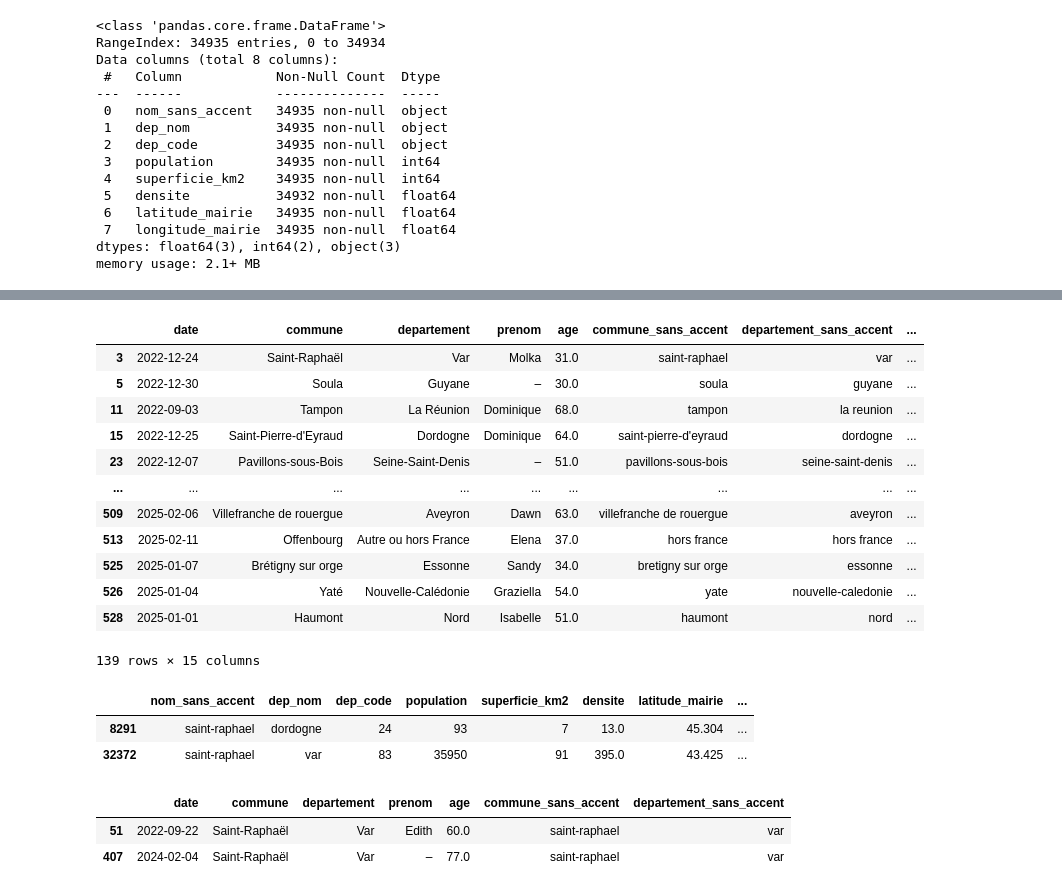
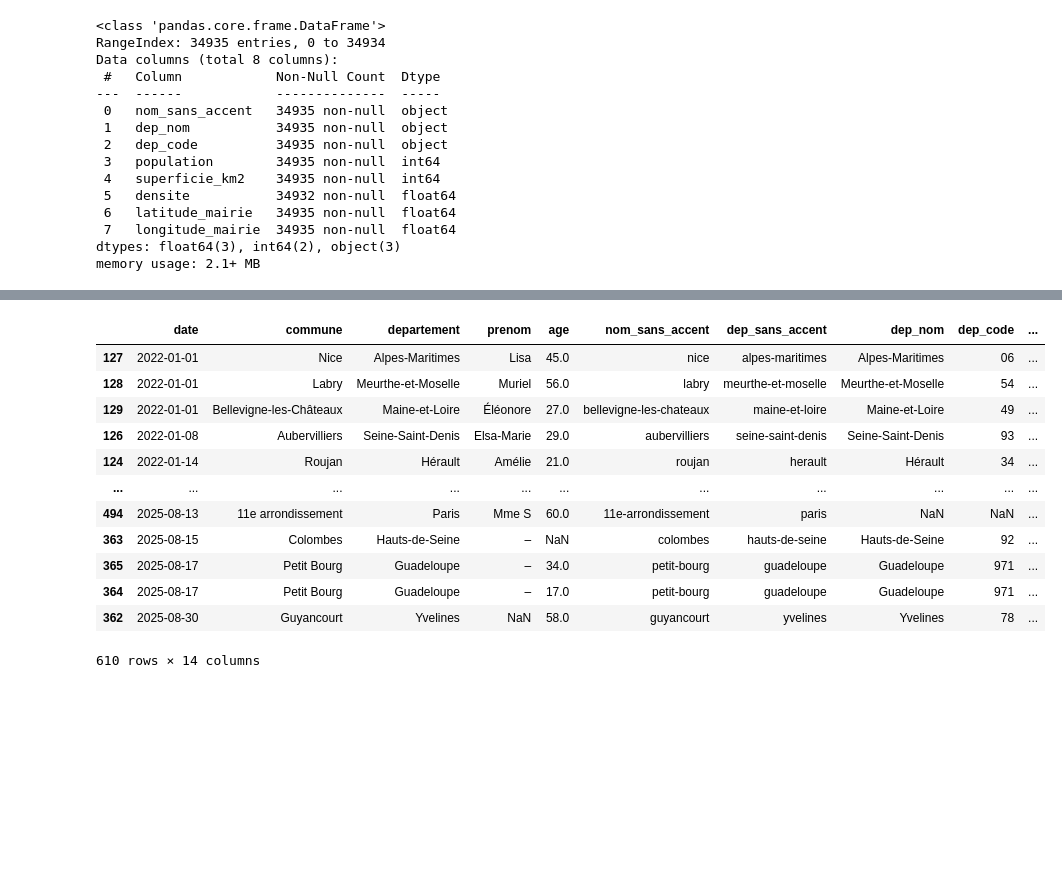
Before and after one commit to Guillaume-BR/feminicide, a Jupyter notebook: notebooks/explore.ipynb, the cells around one changed output, grey strips where cells are left out. Saved outputs shown, nothing was run; the diff lists cells and outputs as text; code cells hidden in the pictures; blank space fills up the shorter version.

```diff
--- a/notebooks/explore.ipynb
+++ b/notebooks/explore.ipynb
@@ -261,0 +306,3 @@ df_merged['age'] = df_merged['age'].astype('Int64')
+# %%
+idx_non_nan = df_merged_nan[~df_merged_nan['latitude'].isna()].index
+df_merged_sans_nan = pd.concat([df_merged_sans_nan, df_merged_nan.loc[idx_non_nan]], ignore_index=True)
@@ -270,0 +347,3 @@ df_merged.head()
+# %%
+df_merged_nan = df_merged_nan[df_merged_nan['latitude'].isna()]
+df_merged_nan
@@ -270,0 +357,14 @@ df_merged.head()
+# %%
+#correction manuelle des noms de communes_sans_accent mal orthographiés
+df_merged_nan.loc[(df_merged_nan['nom_sans_accent']=='amneville-les-thermes'),'nom_sans_accent'] = 'amneville'
+df_merged_nan.loc[(df_merged_nan['nom_sans_accent']=='sainte-maure-de-peyrac'),'nom_sans_accent'] = 'sainte-maure-de-peyriac'
+df_merged_nan.loc[(df_merged_nan['nom_sans_accent']=='equilivaz/la-salle'),'nom_sans_accent'] = 'la-salle-italia'
+df_merged_nan.loc[(df_merged_nan['nom_sans_accent']=='boucaya'),'nom_sans_accent'] = 'bacouya'
+df_merged_nan.loc[(df_merged_nan['nom_sans_accent']=='coulange-les-nevers'),'nom_sans_accent'] = 'coulanges-les-nevers'
+
+#corection des communes mal orthographiées
+df_merged_nan.loc[(df_merged_nan['commune']=='Amnéville-les-Thermes'),'commune'] = 'Amnéville'
+df_merged_nan.loc[(df_merged_nan['commune']=='Sainte-Maure-de-Peyrac'),'commune'] = 'Sainte-Maure-de-Peyriac'
+df_merged_nan.loc[(df_merged_nan['commune']=='Equilivaz/La Salle'),'commune'] = 'La Salle-Italia'
+df_merged_nan.loc[(df_merged_nan['commune']=='Boucaya'),'commune'] = 'Bacouya'
+df_merged_nan.loc[(df_merged_nan['commune']=='Coulange-lès-Nevers'),'commune'] = 'Coulanges-lès-Nevers'
@@ -271 +404,20 @@ df_merged.head()
+# %%
+df_merged_sans_nan = pd.concat([df_merged_sans_nan,df_merged_nan], ignore_index=True)
+df_merged_sans_nan.sort_values(by='date', inplace=True)
+# %%
+df_merged_sans_nan
+# %% [output]
+|  | date | commune | departement | prenom | age | nom_sans_accent | dep_sans_accent | dep_nom | dep_code | ... |
+| 127 | 2022-01-01 | Nice | Alpes-Maritimes | Lisa | 45.0 | nice | alpes-maritimes | Alpes-Maritimes | 06 | ... |
+| 128 | 2022-01-01 | Labry | Meurthe-et-Moselle | Muriel | 56.0 | labry | meurthe-et-moselle | Meurthe-et-Moselle | 54 | ... |
+| 129 | 2022-01-01 | Bellevigne-les-Châteaux | Maine-et-Loire | Éléonore | 27.0 | bellevigne-les-chateaux | maine-et-loire | Maine-et-Loire | 49 | ... |
+| 126 | 2022-01-08 | Aubervilliers | Seine-Saint-Denis | Elsa-Marie | 29.0 | aubervilliers | seine-saint-denis | Seine-Saint-Denis | 93 | ... |
+| 124 | 2022-01-14 | Roujan | Hérault | Amélie | 21.0 | roujan | herault | Hérault | 34 | ... |
+| ... | ... | ... | ... | ... | ... | ... | ... | ... | ... | ... |
+| 494 | 2025-08-13 | 11e arrondissement | Paris | Mme S | 60.0 | 11e-arrondissement | paris | NaN | NaN | ... |
+| 363 | 2025-08-15 | Colombes | Hauts-de-Seine | – | NaN | colombes | hauts-de-seine | Hauts-de-Seine | 92 | ... |
+| 365 | 2025-08-17 | Petit Bourg | Guadeloupe | – | 34.0 | petit-bourg | guadeloupe | Guadeloupe | 971 | ... |
+| 364 | 2025-08-17 | Petit Bourg | Guadeloupe | – | 17.0 | petit-bourg | guadeloupe | Guadeloupe | 971 | ... |
+| 362 | 2025-08-30 | Guyancourt | Yvelines | NaN | 58.0 | guyancourt | yvelines | Yvelines | 78 | ... |
+610 rows × 14 columns
 # %%
@@ -273,29 +425,0 @@ df_merged.to_csv('../data/processed/feminicide_2022_2025.csv', index=False)
-# %%
-df_merge_nan = df_merged[df_merged['nom_sans_accent'].isna()]
-df_merge_nan
-# %% [output]
-|  | date | commune | departement | prenom | age | commune_sans_accent | departement_sans_accent | ... |
-| 3 | 2022-12-24 | Saint-Raphaël | Var | Molka | 31.0 | saint-raphael | var | ... |
-| 5 | 2022-12-30 | Soula | Guyane | – | 30.0 | soula | guyane | ... |
-| 11 | 2022-09-03 | Tampon | La Réunion | Dominique | 68.0 | tampon | la reunion | ... |
-| 15 | 2022-12-25 | Saint-Pierre-d'Eyraud | Dordogne | Dominique | 64.0 | saint-pierre-d'eyraud | dordogne | ... |
-| 23 | 2022-12-07 | Pavillons-sous-Bois | Seine-Saint-Denis | – | 51.0 | pavillons-sous-bois | seine-saint-denis | ... |
-| ... | ... | ... | ... | ... | ... | ... | ... | ... |
-| 509 | 2025-02-06 | Villefranche de rouergue | Aveyron | Dawn | 63.0 | villefranche de rouergue | aveyron | ... |
-| 513 | 2025-02-11 | Offenbourg | Autre ou hors France | Elena | 37.0 | hors france | hors france | ... |
-| 525 | 2025-01-07 | Brétigny sur orge | Essonne | Sandy | 34.0 | bretigny sur orge | essonne | ... |
-| 526 | 2025-01-04 | Yaté | Nouvelle-Calédonie | Graziella | 54.0 | yate | nouvelle-caledonie | ... |
-| 528 | 2025-01-01 | Haumont | Nord | Isabelle | 51.0 | haumont | nord | ... |
-139 rows × 15 columns
-# %%
-df_commune[df_commune['nom_sans_accent'].str.contains('saint-raphael')]
-# %% [output]
-|  | nom_sans_accent | dep_nom | dep_code | population | superficie_km2 | densite | latitude_mairie | ... |
-| 8291 | saint-raphael | dordogne | 24 | 93 | 7 | 13.0 | 45.304 | ... |
-| 32372 | saint-raphael | var | 83 | 35950 | 91 | 395.0 | 43.425 | ... |
-# %%
-df_all[df_all['commune_sans_accent']=='saint-raphael']
-# %% [output]
-|  | date | commune | departement | prenom | age | commune_sans_accent | departement_sans_accent |
-| 51 | 2022-09-22 | Saint-Raphaël | Var | Edith | 60.0 | saint-raphael | var |
-| 407 | 2024-02-04 | Saint-Raphaël | Var | – | 77.0 | saint-raphael | var |
```
Also changed, not shown: parts of 38 cells of this notebook, 3 other files.
